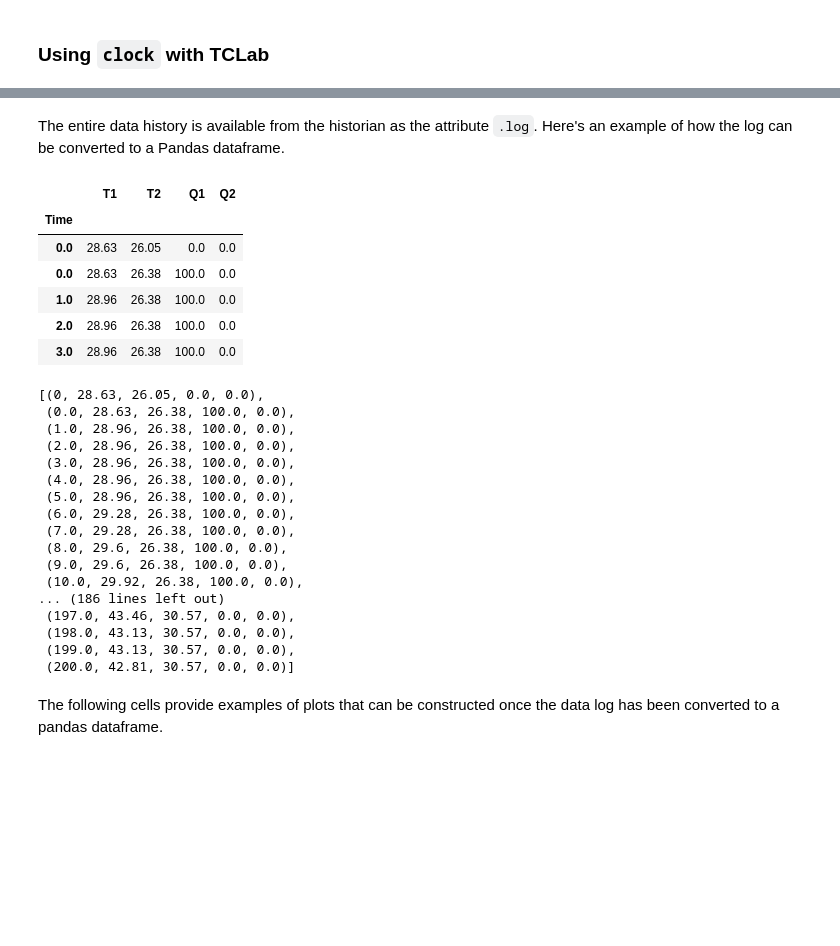
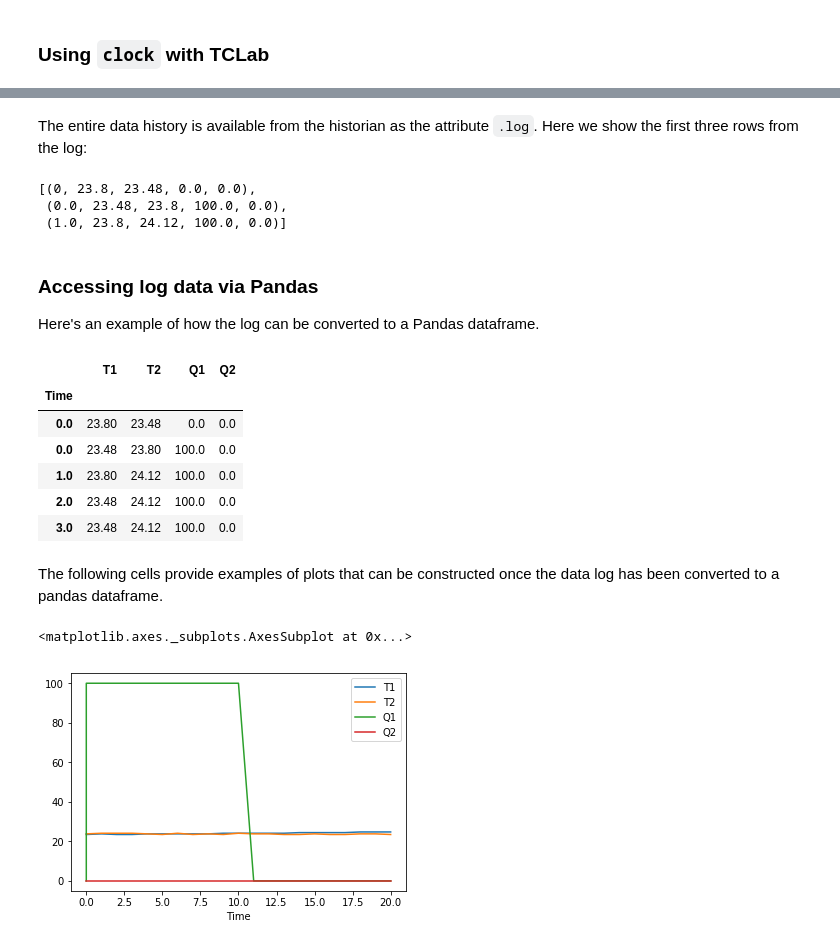
Before and after one commit to jckantor/TCLab, a Jupyter notebook: notebooks/0_TCLab_Overview.ipynb, the cells around one changed output, grey strips where cells are left out. Drawn from its saved outputs; the diff is of its cells as text; code cells hidden in the pictures; blank space fills up the shorter version.

```diff
--- a/notebooks/0_TCLab_Overview.ipynb
+++ b/notebooks/0_TCLab_Overview.ipynb
@@ -187,9 +188,9 @@ import time
 tfinal = 12
 tstep = 2
 try:
-    for t in clock(tfinal, tstep, strict = True):
+    for t in clock(tfinal, tstep, strict=True):
         print(t, "sec.")
-        if (t > 3) and (t < 5):
+        if 3 < t < 5:
             time.sleep(2.2)
 except:
     print("Timing error")
@@ -207,9 +208,9 @@ import time
 
 tfinal = 12
 tstep = 2
-for t in clock(tfinal, tstep, strict = True, tol = 0.25):
+for t in clock(tfinal, tstep, strict=True, tol=0.25):
     print(t, "sec.")
-    if (t > 3) and (t < 5):
+    if 3 < t < 5:
         time.sleep(2.2)
 # %% [output]
 0.0 sec.
@@ -235,7 +236,7 @@ with TCLab() as a:
     print("Set Heater 2 to {0:f} %".format(a.Q2()))
 
     # report temperatures for the next tperiod seconds
-    sfmt = "   {0:5.1f} sec:   T1 = {1:0.1f} C    T2 = {2:0.1f} C"
+    sfmt = "   {0:5.1f} sec:   T1 = {1:0.1f} °C    T2 = {2:0.1f} °C"
     for t in clock(tperiod, 2):
         print(sfmt.format(t, a.T1, a.T2), flush=True)
 # %% [output]
@@ -277,11 +274,10 @@ where the optional parameter `tfinal` provides an initial scaling of the time ax
 # %%
-%matplotlib inline
 from tclab import TCLab, clock, Historian
 
 with TCLab() as a:
-    h = Historian(a)
-    h.initplot()
-    for t in clock(200, strict = True):
-        a.Q1(100 if t <= 100 else 0)
+    h = Historian(a.sources)
+    for t in clock(20, strict = True):
+        a.Q1(100 if t <= 10 else 0)
+        print("Time:", t, 'seconds')
         h.update(t)
 # %% [output]
@@ -307,43 +320,37 @@ plt.grid()
+# %% [markdown]
+The entire data history is available from the historian as the attribute `.log`. Here we show the first three rows from the log:
+# %%
+h.log[:3]
+# %% [output]
+[(0, 23.8, 23.48, 0.0, 0.0),
+ (0.0, 23.48, 23.8, 100.0, 0.0),
+ (1.0, 23.8, 24.12, 100.0, 0.0)]
 # %% [markdown]
-The entire data history is available from the historian as the attribute `.log`. Here's an example of how the log can be converted to a Pandas dataframe.
+### Accessing log data via Pandas
+
+Here's an example of how the log can be converted to a Pandas dataframe.
 # %%
 %matplotlib inline
 import matplotlib.pyplot as plt
 import pandas as pd
 
-df = pd.DataFrame(h.log, columns = ['Time','T1','T2','Q1','Q2'])
-df.set_index('Time', inplace = True)
+df = pd.DataFrame.from_records(h.log, columns=h.columns, index='Time')
 df.head()
 # %% [output]
 |  | T1 | T2 | Q1 | Q2 |
 | Time |  |  |  |  |
-| 0.0 | 28.63 | 26.05 | 0.0 | 0.0 |
-| 0.0 | 28.63 | 26.38 | 100.0 | 0.0 |
-| 1.0 | 28.96 | 26.38 | 100.0 | 0.0 |
-| 2.0 | 28.96 | 26.38 | 100.0 | 0.0 |
-| 3.0 | 28.96 | 26.38 | 100.0 | 0.0 |
+| 0.0 | 23.80 | 23.48 | 0.0 | 0.0 |
+| 0.0 | 23.48 | 23.80 | 100.0 | 0.0 |
+| 1.0 | 23.80 | 24.12 | 100.0 | 0.0 |
+| 2.0 | 23.48 | 24.12 | 100.0 | 0.0 |
+| 3.0 | 23.48 | 24.12 | 100.0 | 0.0 |
-# %%
-h.log
-# %% [output]
-[(0, 28.63, 26.05, 0.0, 0.0),
- (0.0, 28.63, 26.38, 100.0, 0.0),
- (1.0, 28.96, 26.38, 100.0, 0.0),
- (2.0, 28.96, 26.38, 100.0, 0.0),
- (3.0, 28.96, 26.38, 100.0, 0.0),
- (4.0, 28.96, 26.38, 100.0, 0.0),
- (5.0, 28.96, 26.38, 100.0, 0.0),
- (6.0, 29.28, 26.38, 100.0, 0.0),
- (7.0, 29.28, 26.38, 100.0, 0.0),
- (8.0, 29.6, 26.38, 100.0, 0.0),
- (9.0, 29.6, 26.38, 100.0, 0.0),
- (10.0, 29.92, 26.38, 100.0, 0.0),
-... (186 lines left out)
- (197.0, 43.46, 30.57, 0.0, 0.0),
- (198.0, 43.13, 30.57, 0.0, 0.0),
- (199.0, 43.13, 30.57, 0.0, 0.0),
- (200.0, 42.81, 30.57, 0.0, 0.0)]
 # %% [markdown]
 The following cells provide examples of plots that can be constructed once the data log has been converted to a pandas dataframe.
+# %%
+df.plot()
+# %% [output]
+<matplotlib.axes._subplots.AxesSubplot at 0x...>
+[figure, added]
 # %%
 df[['T1','T2']].plot(grid=True)
 # %% [output]
```
Also changed, not shown: parts of 15 cells of this notebook, 2 other files.
